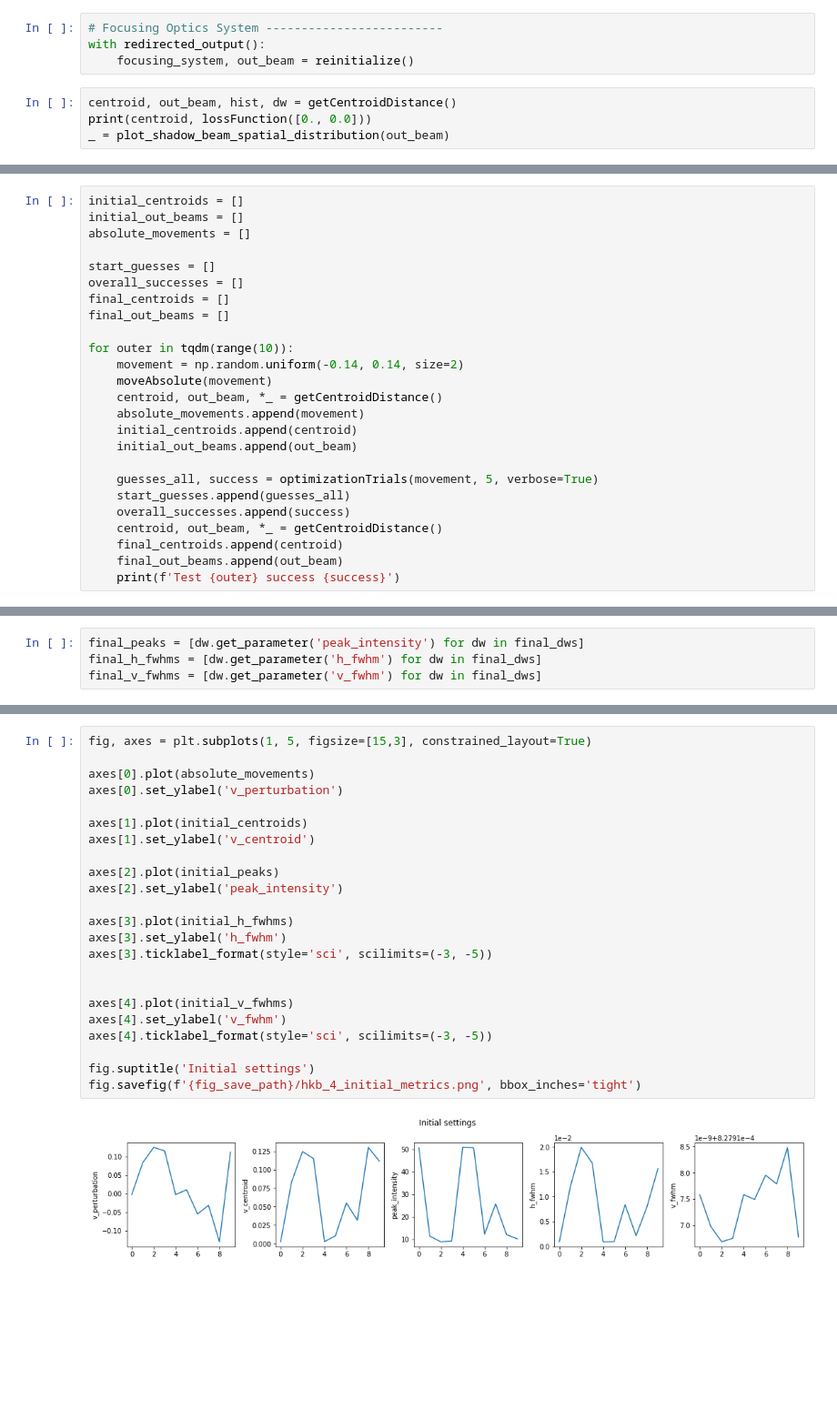
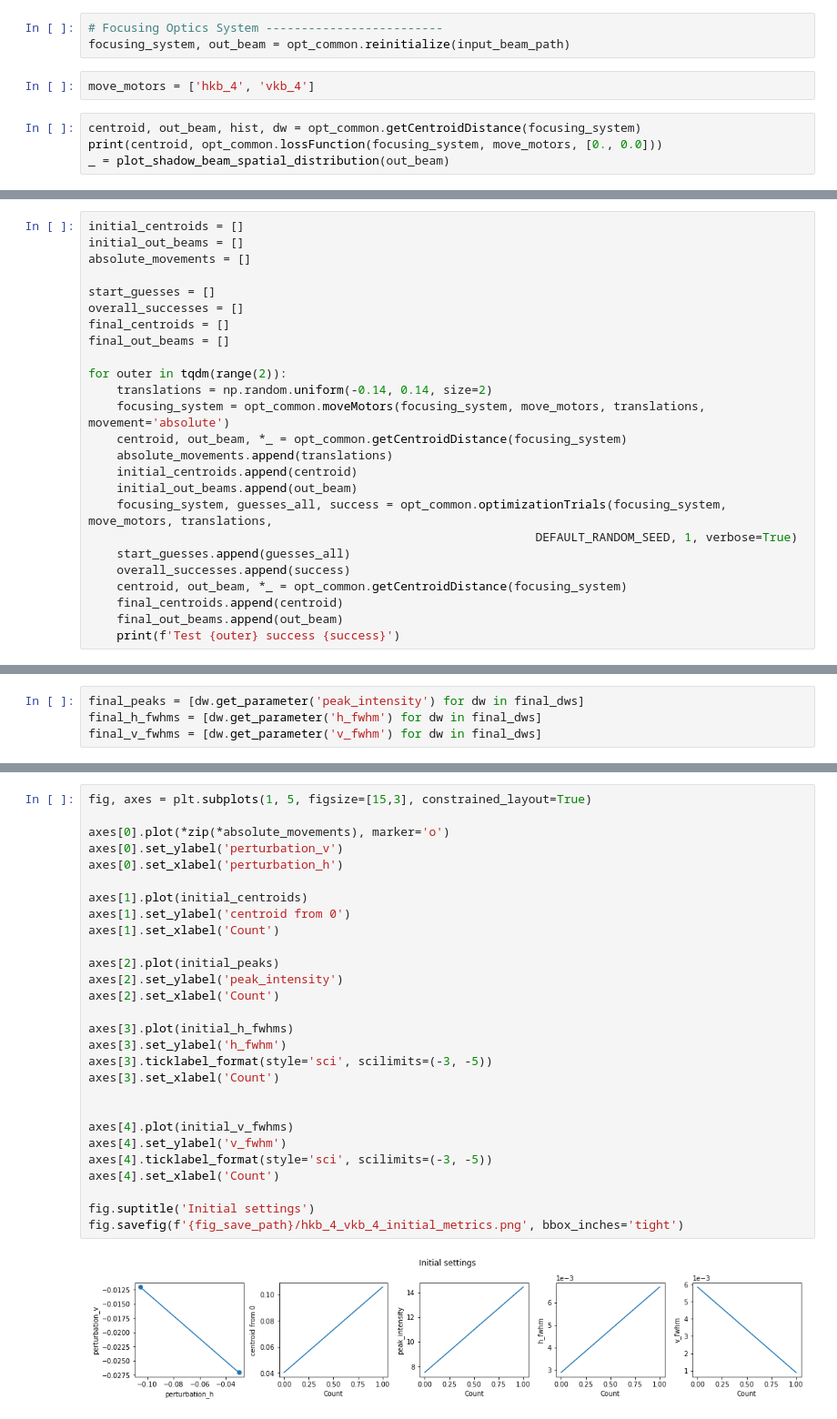
Before and after one commit to AI-ML-at-APS/AI-ML_Control_System, a Jupyter notebook: work_directory/jupyter/opt_hkb_4_vkb_4.ipynb, the cells around one changed output, grey strips where cells are left out. Shown at 91% size. Cells and saved outputs as stored; diff of their text form; blank space fills up the shorter version.

```diff
--- a/work_directory/jupyter/opt_hkb_4_vkb_4.ipynb
+++ b/work_directory/jupyter/opt_hkb_4_vkb_4.ipynb
@@ -133,9 +33,10 @@ Fig save directory does not exist. Trying to create.
 # %%
 # Focusing Optics System -------------------------
-with redirected_output():
-    focusing_system, out_beam = reinitialize()
+focusing_system, out_beam = opt_common.reinitialize(input_beam_path)
+# %%
+move_motors = ['hkb_4', 'vkb_4']
 # %%
-centroid, out_beam, hist, dw = getCentroidDistance()
-print(centroid, lossFunction([0., 0.0]))
+centroid, out_beam, hist, dw = opt_common.getCentroidDistance(focusing_system)
+print(centroid, opt_common.lossFunction(focusing_system, move_motors, [0., 0.0]))
 _ = plot_shadow_beam_spatial_distribution(out_beam)
 # %% [output]
@@ -152,18 +53,18 @@ overall_successes = []
 final_centroids = []
 final_out_beams = []
 
-for outer in tqdm(range(10)):
-    movement = np.random.uniform(-0.14, 0.14, size=2)
-    moveAbsolute(movement)
-    centroid, out_beam, *_ = getCentroidDistance()
-    absolute_movements.append(movement)
+for outer in tqdm(range(2)):
+    translations = np.random.uniform(-0.14, 0.14, size=2)
+    focusing_system = opt_common.moveMotors(focusing_system, move_motors, translations, movement='absolute')
+    centroid, out_beam, *_ = opt_common.getCentroidDistance(focusing_system)
+    absolute_movements.append(translations)
     initial_centroids.append(centroid)
     initial_out_beams.append(out_beam)
-
-    guesses_all, success = optimizationTrials(movement, 5, verbose=True)
+    focusing_system, guesses_all, success = opt_common.optimizationTrials(focusing_system, move_motors, translations,
+                                                               DEFAULT_RANDOM_SEED, 1, verbose=True)
     start_guesses.append(guesses_all)
     overall_successes.append(success)
-    centroid, out_beam, *_ = getCentroidDistance()
+    centroid, out_beam, *_ = opt_common.getCentroidDistance(focusing_system)
     final_centroids.append(centroid)
     final_out_beams.append(out_beam)
     print(f'Test {outer} success {success}')
@@ -228,28 +117,33 @@ final_v_fwhms = [dw.get_parameter('v_fwhm') for dw in final_dws]
 # %%
 fig, axes = plt.subplots(1, 5, figsize=[15,3], constrained_layout=True)
 
-axes[0].plot(absolute_movements)
-axes[0].set_ylabel('v_perturbation')
+axes[0].plot(*zip(*absolute_movements), marker='o')
+axes[0].set_ylabel('perturbation_v')
+axes[0].set_xlabel('perturbation_h')
 
 axes[1].plot(initial_centroids)
-axes[1].set_ylabel('v_centroid')
+axes[1].set_ylabel('centroid from 0')
+axes[1].set_xlabel('Count')
 
 axes[2].plot(initial_peaks)
 axes[2].set_ylabel('peak_intensity')
+axes[2].set_xlabel('Count')
 
 axes[3].plot(initial_h_fwhms)
 axes[3].set_ylabel('h_fwhm')
 axes[3].ticklabel_format(style='sci', scilimits=(-3, -5))
+axes[3].set_xlabel('Count')
 
 
 axes[4].plot(initial_v_fwhms)
 axes[4].set_ylabel('v_fwhm')
 axes[4].ticklabel_format(style='sci', scilimits=(-3, -5))
+axes[4].set_xlabel('Count')
 
 fig.suptitle('Initial settings')
-fig.savefig(f'{fig_save_path}/hkb_4_initial_metrics.png', bbox_inches='tight')
+fig.savefig(f'{fig_save_path}/hkb_4_vkb_4_initial_metrics.png', bbox_inches='tight')
 # %% [output]
-[figure, old version]
+[figure, new version]
 # %%
 fig, axes = plt.subplots(1, 4, figsize=[12,3], constrained_layout=True)
 
```
Also changed, not shown: parts of 13 cells of this notebook, 4 other files.
